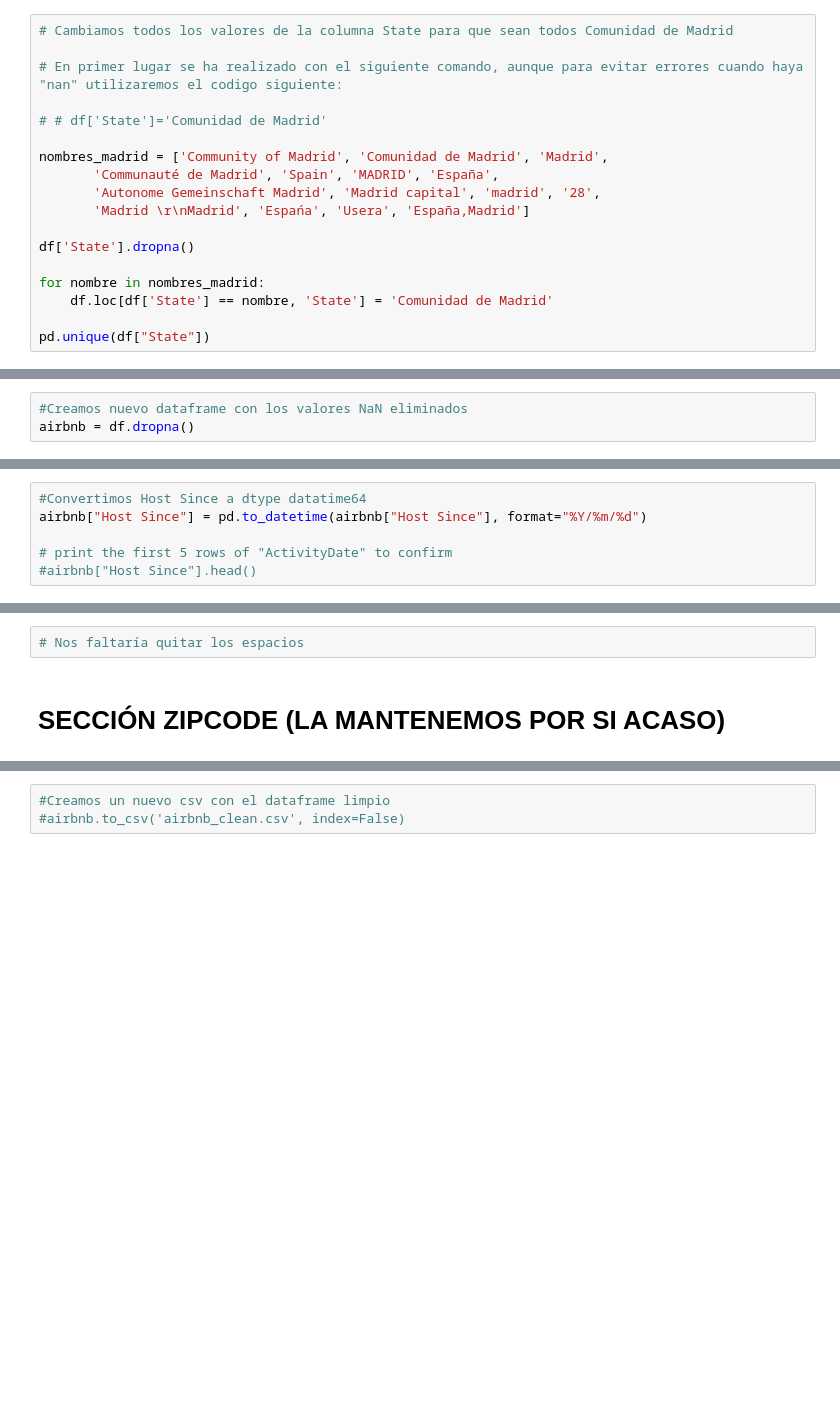
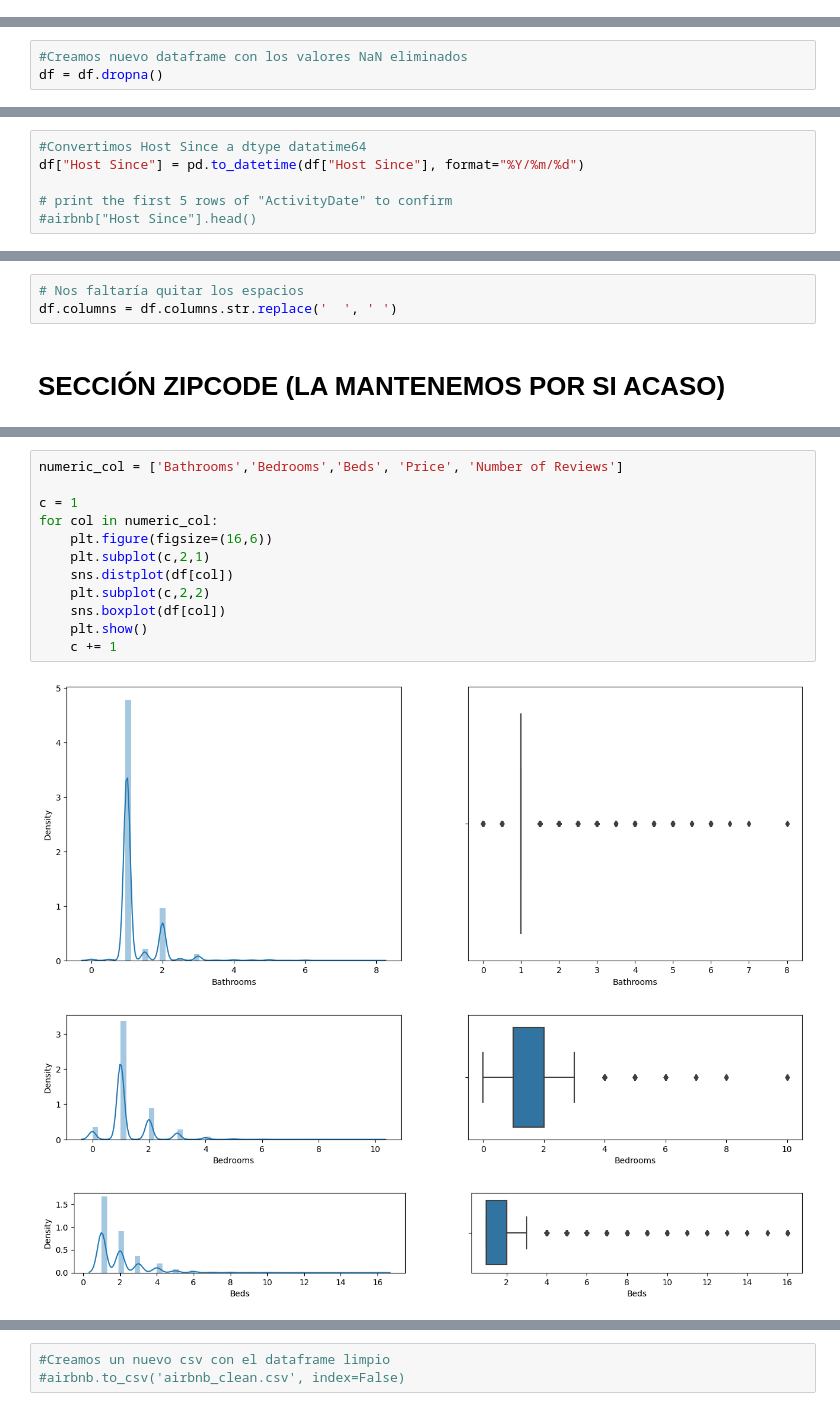
Before and after one commit to AnaGallegos/Proyecto-Final-KC-Data-Grupo-3, a Jupyter notebook: CollabGrupal.ipynb, the cells around one changed output, grey strips where cells are left out. Drawn from its saved outputs; the diff is of its cells as text; blank space fills up the shorter version.

```diff
--- a/CollabGrupal.ipynb
+++ b/CollabGrupal.ipynb
@@ -148,20 +127,2 @@ pd.unique(df["State"])
 # %% [markdown]
 ## PARAMOS AQUI PARA EL DATAWAREHOUSE
-# %%
-# Cambiamos todos los valores de la columna State para que sean todos Comunidad de Madrid
-
-# En primer lugar se ha realizado con el siguiente comando, aunque para evitar errores cuando haya "nan" utilizaremos el codigo siguiente:
-
-# # df['State']='Comunidad de Madrid'
-
-nombres_madrid = ['Community of Madrid', 'Comunidad de Madrid', 'Madrid',
-       'Communauté de Madrid', 'Spain', 'MADRID', 'España',
-       'Autonome Gemeinschaft Madrid', 'Madrid capital', 'madrid', '28',
-       'Madrid \r\nMadrid', 'Espańa', 'Usera', 'España,Madrid']
-
-df['State'].dropna()
-
-for nombre in nombres_madrid:
-    df.loc[df['State'] == nombre, 'State'] = 'Comunidad de Madrid'
-
-pd.unique(df["State"])
@@ -225,6 +184,6 @@ Geolocation                      0
 dtype: int64
 # %%
 #Creamos nuevo dataframe con los valores NaN eliminados
-airbnb = df.dropna()
+df = df.dropna()
 # %%
 #Calculamos columnas y filas
@@ -272,7 +231,7 @@ airbnb["Host Since"]
 Name: Host Since, Length: 13120, dtype: object
 # %%
 #Convertimos Host Since a dtype datatime64
-airbnb["Host Since"] = pd.to_datetime(airbnb["Host Since"], format="%Y/%m/%d")
+df["Host Since"] = pd.to_datetime(df["Host Since"], format="%Y/%m/%d")
 
 # print the first 5 rows of "ActivityDate" to confirm
 #airbnb["Host Since"].head()
@@ -356,6 +332,7 @@ Orcasitas            2
 Name: Neighbourhood Cleansed, Length: 125, dtype: int64
 # %%
 # Nos faltaría quitar los espacios
+df.columns = df.columns.str.replace('  ', ' ')
 # %% [markdown]
 # SECCIÓN ZIPCODE (LA MANTENEMOS POR SI ACASO)
 # %%
@@ -375,0 +359,16 @@ pd.unique(airbnb['Zipcode'])
+# %%
+numeric_col = ['Bathrooms','Bedrooms','Beds', 'Price', 'Number of Reviews']
+
+c = 1
+for col in numeric_col:
+    plt.figure(figsize=(16,6))
+    plt.subplot(c,2,1)
+    sns.distplot(df[col])
+    plt.subplot(c,2,2)
+    sns.boxplot(df[col])
+    plt.show()
+    c += 1
+# %% [output]
+[figure, added]
+[figure, added]
+[figure, added]
```
Also changed, not shown: parts of 26 cells of this notebook.
